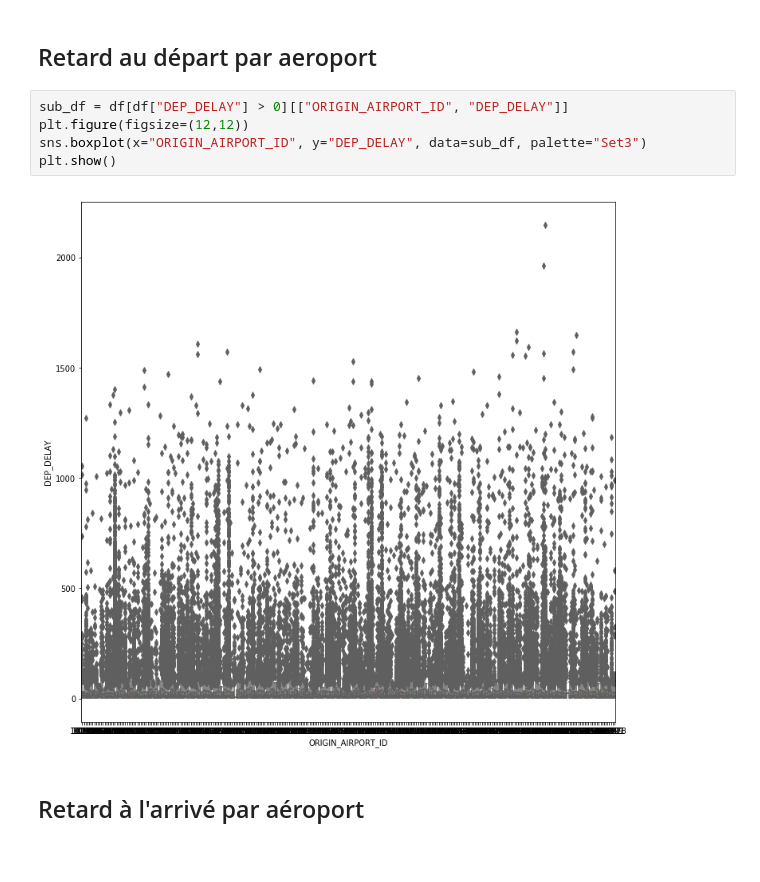
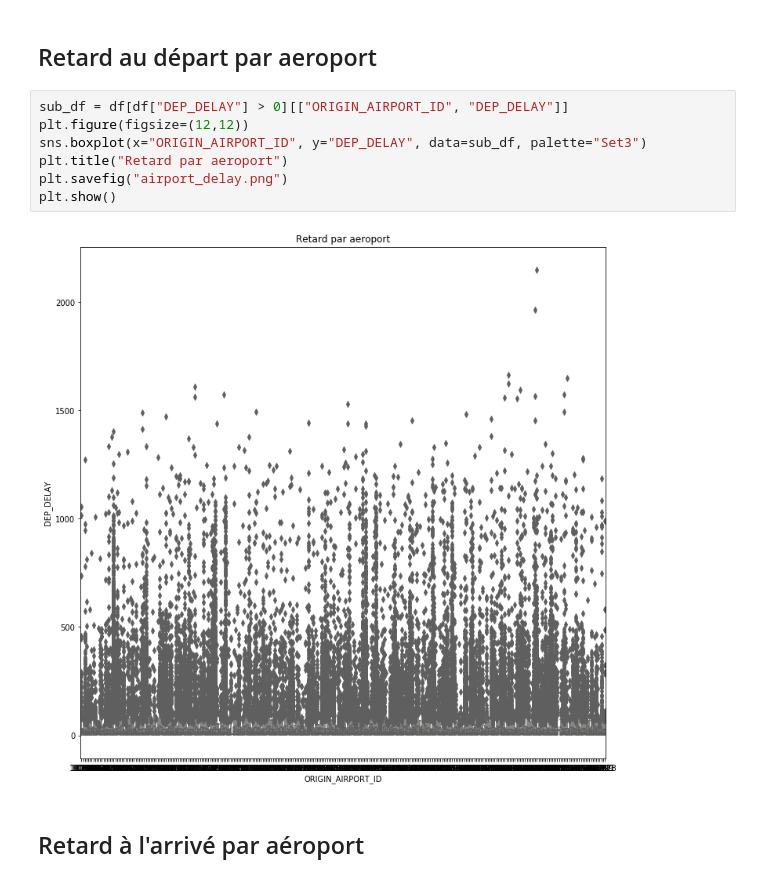
Before and after one commit to Coni63/OC_DS, a Jupyter notebook: Projet 4 - retard avion/Exploration.ipynb, the cells around one changed output. Drawn from its saved outputs; the diff is of its cells as text.

```diff
--- a/Projet 4 - retard avion/Exploration.ipynb
+++ b/Projet 4 - retard avion/Exploration.ipynb
@@ -111,10 +115,12 @@ Retard n'incluant pas les retards due à des raisons de securité/meteo/NAS
 # %%
 sub_df = df[df["DEP_DELAY"] > 0][["ORIGIN_AIRPORT_ID", "DEP_DELAY"]]
 plt.figure(figsize=(12,12))
 sns.boxplot(x="ORIGIN_AIRPORT_ID", y="DEP_DELAY", data=sub_df, palette="Set3")
+plt.title("Retard par aeroport")
+plt.savefig("airport_delay.png")
 plt.show()
 # %% [output]
-[figure, old version]
+[figure, new version]
 # %% [markdown]
 ## Retard à l'arrivé par aéroport
 # %%
```
Also changed, not shown: parts of 16 cells of this notebook, 14 other files.
